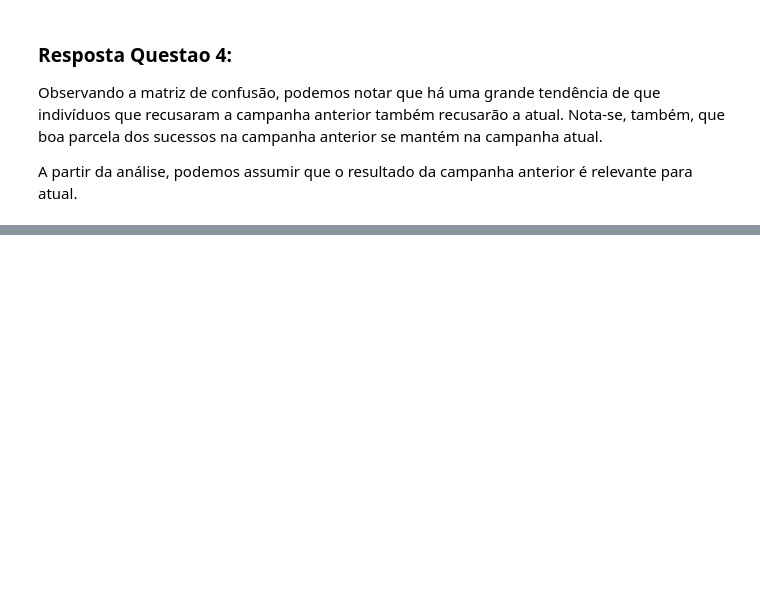
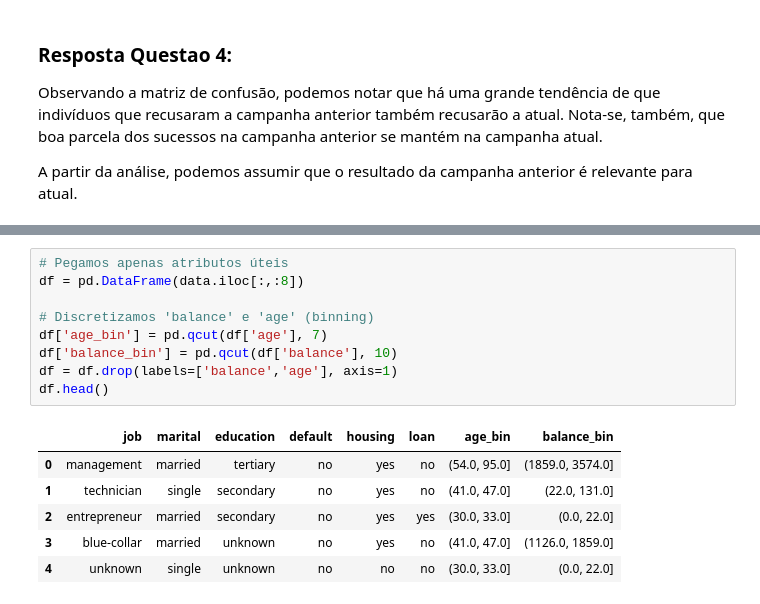
Before and after one commit to Alro10/data-science-bank-teste, a Jupyter notebook: src/Analysis.ipynb, the cells around one changed output, grey strips where cells are left out. Saved outputs shown, nothing was run; the diff lists cells and outputs as text; blank space fills up the shorter version.

```diff
--- a/src/Analysis.ipynb
+++ b/src/Analysis.ipynb
@@ -282,0 +377,16 @@ A partir da análise, podemos assumir que o resultado da campanha anterior é re
+# %%
+# Pegamos apenas atributos úteis
+df = pd.DataFrame(data.iloc[:,:8])
+
+# Discretizamos 'balance' e 'age' (binning)
+df['age_bin'] = pd.qcut(df['age'], 7)
+df['balance_bin'] = pd.qcut(df['balance'], 10)
+df = df.drop(labels=['balance','age'], axis=1)
+df.head()
+# %% [output]
+|  | job | marital | education | default | housing | loan | age_bin | balance_bin |
+| 0 | management | married | tertiary | no | yes | no | (54.0, 95.0] | (1859.0, 3574.0] |
+| 1 | technician | single | secondary | no | yes | no | (41.0, 47.0] | (22.0, 131.0] |
+| 2 | entrepreneur | married | secondary | no | yes | yes | (30.0, 33.0] | (0.0, 22.0] |
+| 3 | blue-collar | married | unknown | no | yes | no | (41.0, 47.0] | (1126.0, 1859.0] |
+| 4 | unknown | single | unknown | no | no | no | (30.0, 33.0] | (0.0, 22.0] |
```
Also changed, not shown: parts of 11 cells of this notebook.
